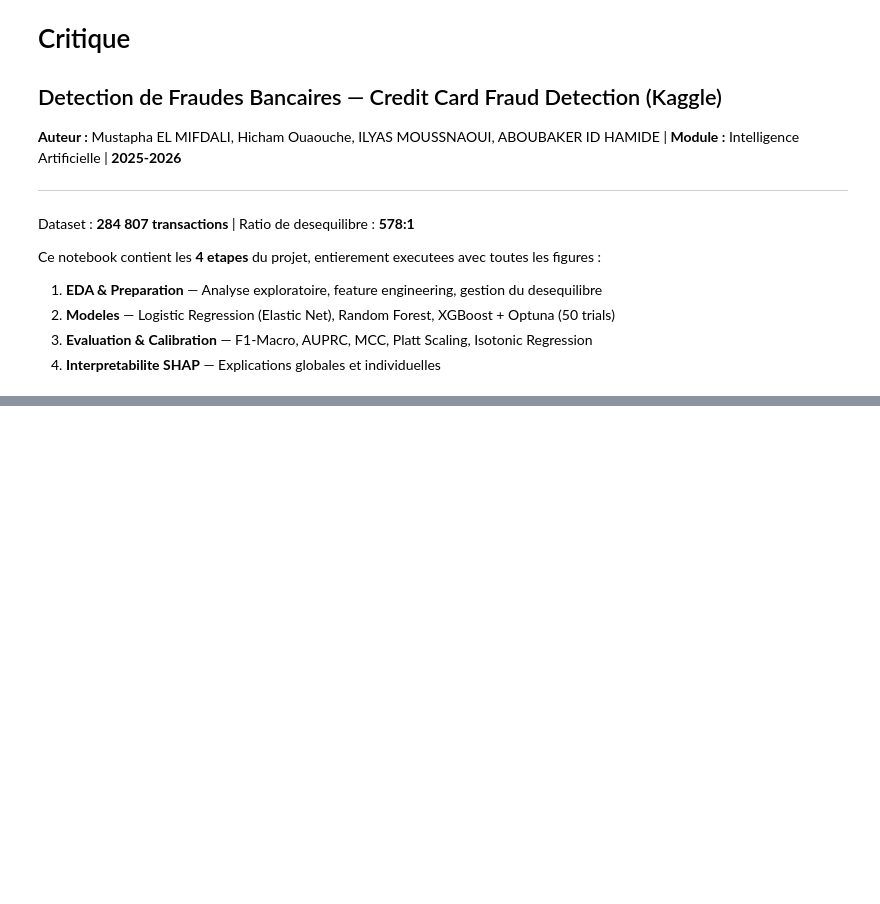
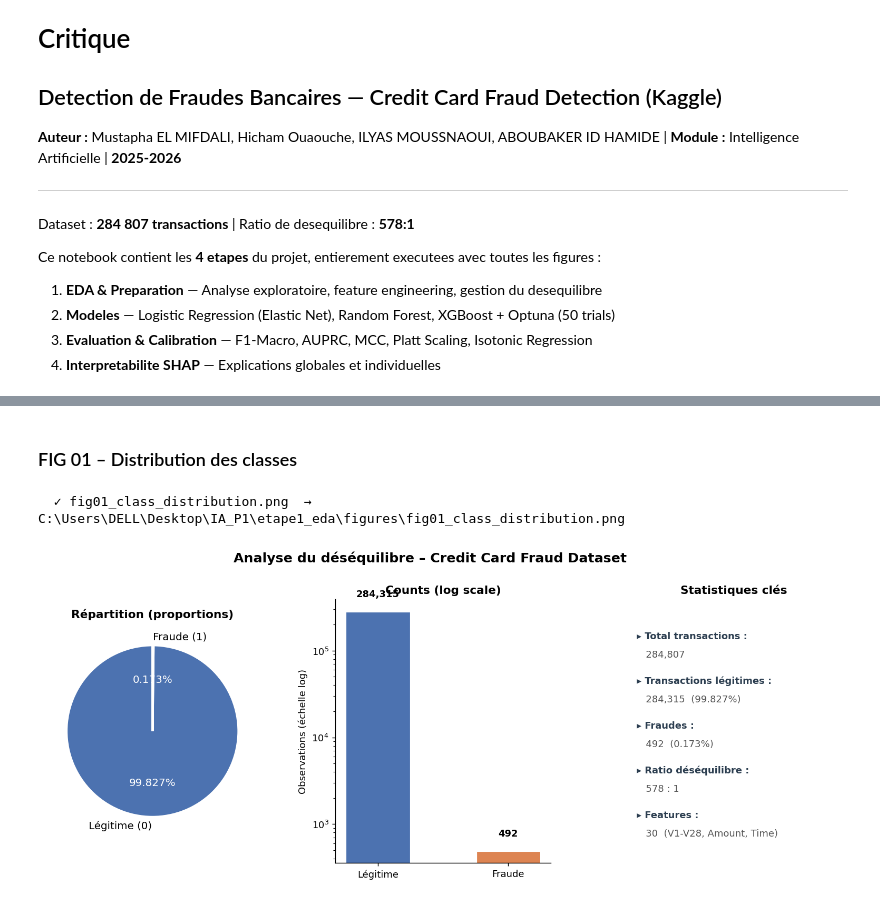
Before and after one commit to Mustapha-ELMIFDALI/IA_P1, a Jupyter notebook: notebook-projet-ai.ipynb, the cells around one changed output, grey strips where cells are left out. Cells and saved outputs as stored; diff of their text form; code cells hidden in the pictures; blank space fills up the shorter version.

```diff
--- a/notebook-projet-ai.ipynb
+++ b/notebook-projet-ai.ipynb
@@ -14,0 +93,59 @@ Ce notebook contient les **4 etapes** du projet, entierement executees avec tout
+# %% [markdown]
+### FIG 01 – Distribution des classes
+# %%
+fig = plt.figure(figsize=(15, 5))
+gs  = gridspec.GridSpec(1, 3, figure=fig, wspace=0.35)
+
+# Pie
+ax0 = fig.add_subplot(gs[0])
+wedges, texts, autotexts = ax0.pie(
+    vc.values, labels=["Légitime (0)", "Fraude (1)"],
+    colors=[C["maj"], C["min"]],
+    autopct="%1.3f%%", startangle=90,
+    wedgeprops={"edgecolor": "white", "linewidth": 2.5},
+    textprops={"fontsize": 11},
+)
+autotexts[0].set_color("white"); autotexts[1].set_color("white")
+ax0.set_title("Répartition (proportions)", fontsize=12, fontweight="bold")
+
+# Bar (log)
+ax1 = fig.add_subplot(gs[1])
+bars = ax1.bar(["Légitime", "Fraude"], vc.values,
+               color=[C["maj"], C["min"]], width=0.5,
+               edgecolor="white", linewidth=1.8)
+ax1.set_yscale("log")
+ax1.set_ylabel("Observations (échelle log)")
+ax1.set_title("Counts (log scale)", fontsize=12, fontweight="bold")
+for bar, v in zip(bars, vc.values):
+    ax1.text(bar.get_x() + bar.get_width()/2, bar.get_height()*1.4,
+             f"{v:,}", ha="center", va="bottom", fontweight="bold")
+
+# Donut + ratio
+ax2 = fig.add_subplot(gs[2])
+ax2.axis("off")
+ratio = vc[0] / vc[1]
+info = [
+    ("Total transactions",    f"{len(df):,}"),
+    ("Transactions légitimes",f"{vc[0]:,}  ({vc[0]/len(df)*100:.3f}%)"),
+    ("Fraudes",               f"{vc[1]:,}  ({vc[1]/len(df)*100:.3f}%)"),
+    ("Ratio déséquilibre",    f"{ratio:.0f} : 1"),
+    ("Features",              f"{df.shape[1]-1}  (V1-V28, Amount, Time)"),
+]
+y_pos = 0.85
+for label, val in info:
+    ax2.text(0.05, y_pos, f"▸ {label} :", fontsize=10,
+             fontweight="bold", transform=ax2.transAxes, color=C["dark"])
+    ax2.text(0.05, y_pos - 0.07, f"   {val}", fontsize=10,
+             transform=ax2.transAxes, color="#555")
+    y_pos -= 0.17
+
+ax2.set_title("Statistiques clés", fontsize=12, fontweight="bold")
+
+plt.suptitle("Analyse du déséquilibre – Credit Card Fraud Dataset",
+             fontsize=14, fontweight="bold", y=1.02)
+plt.tight_layout()
+save_fig(fig, "fig01_class_distribution.png")
+plt.show()
+# %% [output]
+  ✓ fig01_class_distribution.png  →  C:\Users\DELL\Desktop\IA_P1\etape1_eda\figures\fig01_class_distribution.png
+[figure, added]
```
Also changed, not shown: parts of 32 cells of this notebook, 14 other files.
